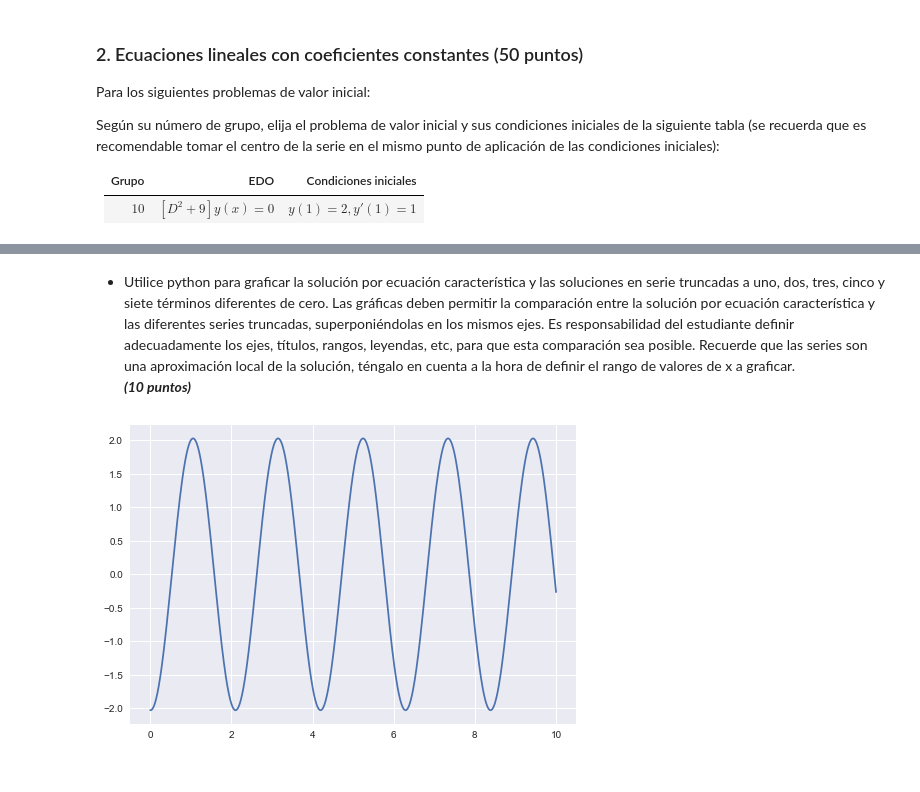
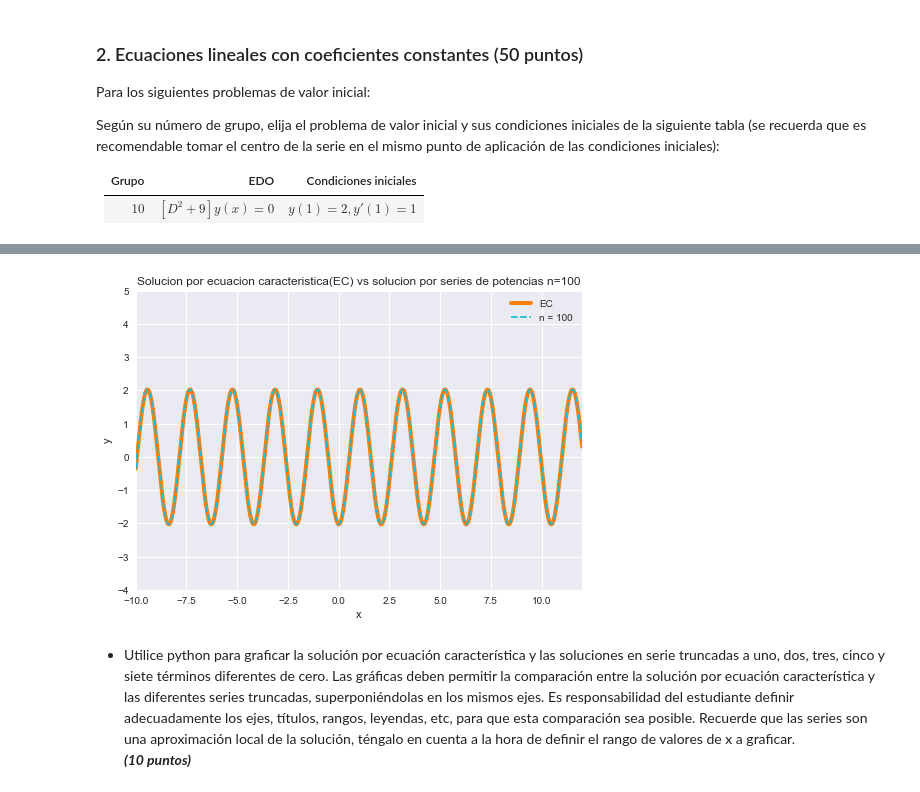
Before and after one commit to evertacosta/ED2021, a Jupyter notebook: Trabajo5/trabajo5.ipynb, the cells around one changed output, grey strips where cells are left out. Saved outputs shown, nothing was run; the diff lists cells and outputs as text; code cells hidden in the pictures.

```diff
--- a/Trabajo5/trabajo5.ipynb
+++ b/Trabajo5/trabajo5.ipynb
@@ -52,3 +84,51 @@ cero.<br>
+# %%
+def y_series(i, x, a0, a1, c):
+
+    y1 = np.zeros(len(x))
+    y2 = np.zeros(len(x))
+
+    contador = 0
+
+    for n in range(1, i+1):
+        if contador == i:
+            break
+
+        y1 += ((((-1)**(n+1))*(9**(n-1)))/(np.math.factorial((2*n)-2))) * ((x-c)**((2*n)-2))
+        contador += 1
+
+        if contador == i:
+            break
+
+        y2 += (((((-1)**(n+1))*(9**(n-1)))/(np.math.factorial((2*n)-1))) * ((x-c)**((2*n)-1)))
+        contador += 1
+
+    y = (a0*y1) + (a1*y2)
+
+    return y
+
+def ec_vs_series_enesimo(n):
+
+    fig, ax1 = plt.subplots()
+
+    x1 = np.linspace(-10, 12, 5000)
+
+    y_ec = y_ecuacion_caracteristica(x1)
+
+    y_series_n100 = y_series(n, x1, 2, 1, 1)
+
+    plt.plot(x1, y_ec, label='EC', lw=4, color='#ff7f0e')
+    ax1.plot(x1, y_series_n100, label='n = {}'.format(n), ls='--', color='#17becf')
+
+    ax1.set_ylim(-4, 5)
+    ax1.set_xlim(-10, 12)
+    ax1.legend()
+    ax1.set_title('Solucion por ecuacion caracteristica(EC) vs solucion por series de potencias n={}'.format(n))
+    ax1.set_xlabel('x')
+    ax1.set_ylabel('y')
+
+ec_vs_series_enesimo(100)
+# %% [output]
+[figure, added]
 # %% [markdown]
 - Utilice python para graficar la solución por ecuación característica y
 las soluciones en serie truncadas a uno, dos, tres, cinco y siete términos
@@ -60,11 +140,3 @@ esta comparación sea posible. Recuerde que las series son una aproximación
 local de la solución, téngalo en cuenta a la hora de definir el
 rango de valores de x a graficar.<br>
 ***(10 puntos)***
-# %%
-def comparacion():
-    t = np.linspace(0, 10, 1000)
-    plt.plot(t, (c1*np.cos(3*t))+(c2*np.sin(3*t)))
-
-comparacion()
-# %% [output]
-[figure, removed]
```
Also changed, not shown: parts of 7 cells of this notebook, 1 other file.
